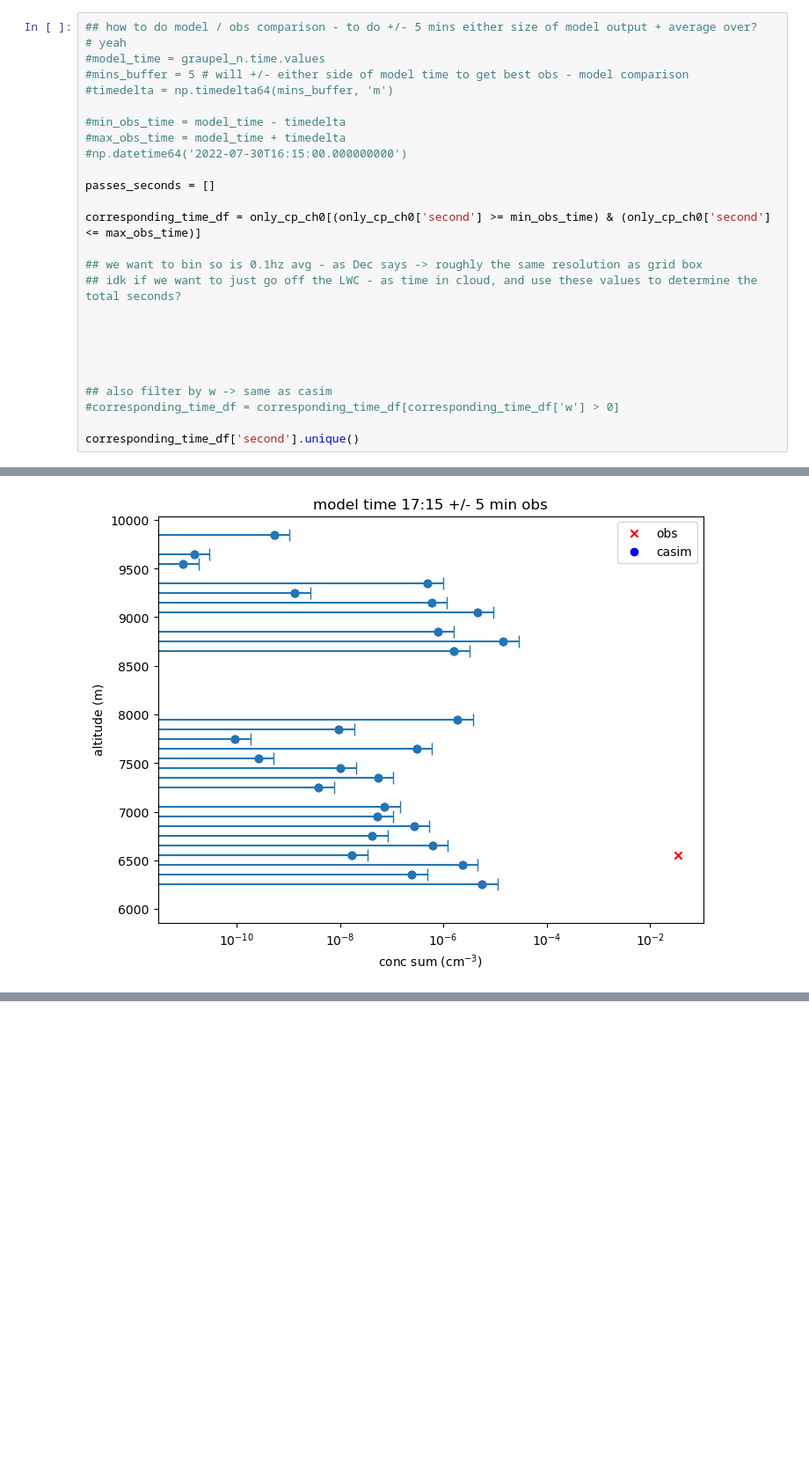
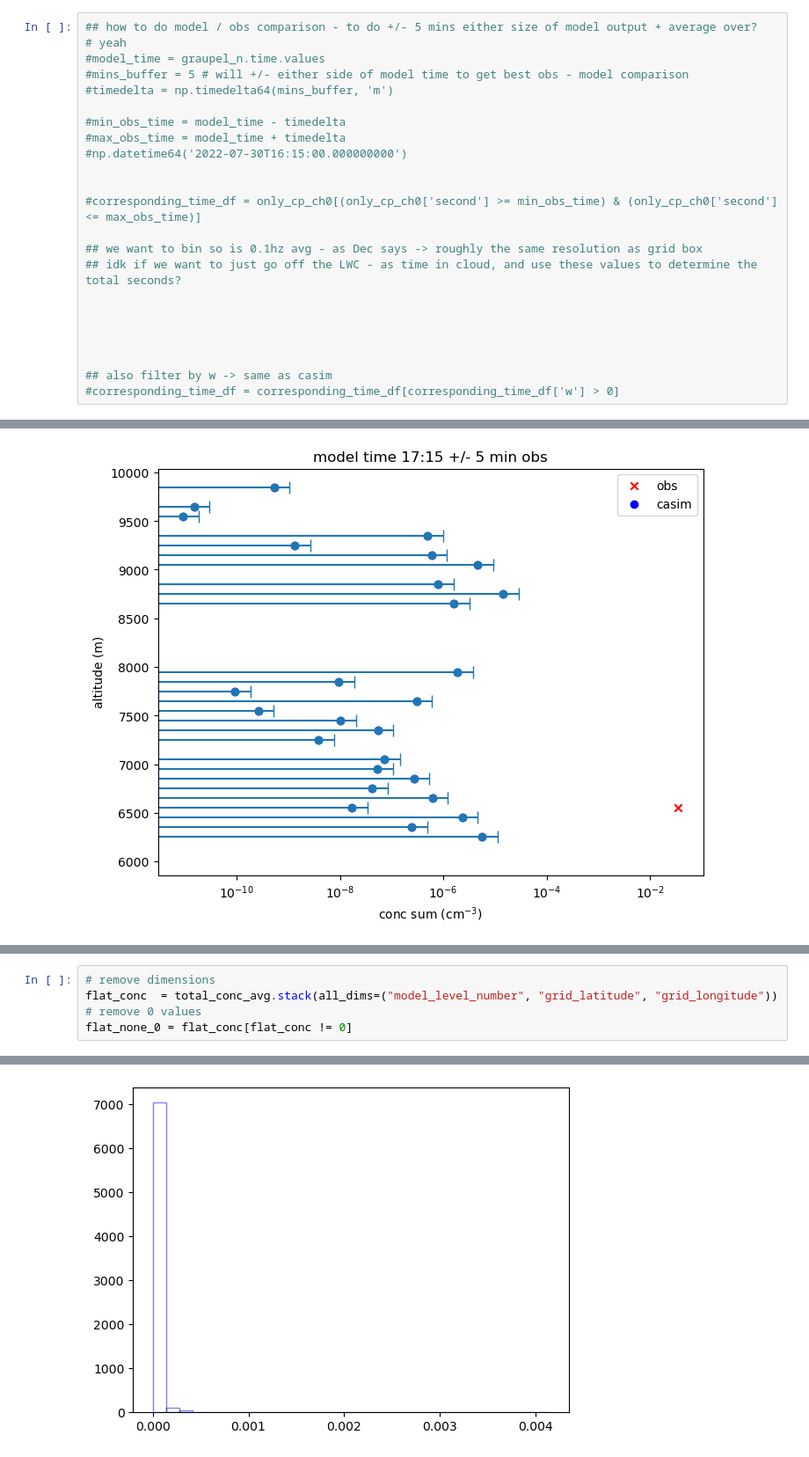
Before and after one commit to ezriri/shes_a_model, a Jupyter notebook: messy_unrisk_workshop.ipynb, the cells around one changed output, grey strips where cells are left out. Shown at 88% size. Cells and saved outputs as stored; diff of their text form; blank space fills up the shorter version.

```diff
--- a/messy_unrisk_workshop.ipynb
+++ b/messy_unrisk_workshop.ipynb
@@ -768,9 +695,8 @@ only_cp_ch0
 #max_obs_time = model_time + timedelta
 #np.datetime64('2022-07-30T16:15:00.000000000')
 
-passes_seconds = []
 
-corresponding_time_df = only_cp_ch0[(only_cp_ch0['second'] >= min_obs_time) & (only_cp_ch0['second'] <= max_obs_time)]
+#corresponding_time_df = only_cp_ch0[(only_cp_ch0['second'] >= min_obs_time) & (only_cp_ch0['second'] <= max_obs_time)]
 
 ## we want to bin so is 0.1hz avg - as Dec says -> roughly the same resolution as grid box
 ## idk if we want to just go off the LWC - as time in cloud, and use these values to determine the total seconds?
@@ -781,5 +707,3 @@ corresponding_time_df = only_cp_ch0[(only_cp_ch0['second'] >= min_obs_time) & (o
 
 ## also filter by w -> same as casim
 #corresponding_time_df = corresponding_time_df[corresponding_time_df['w'] > 0]
-
-corresponding_time_df['second'].unique()
@@ -908,0 +853,6 @@ with open("environment.yml", "w") as f:
+# %%
+# remove dimensions
+flat_conc  = total_conc_avg.stack(all_dims=("model_level_number", "grid_latitude", "grid_longitude"))
+# remove 0 values
+flat_none_0 = flat_conc[flat_conc != 0]
+# %% [output]
@@ -908,0 +876 @@ with open("environment.yml", "w") as f:
+[figure, added]
```
Also changed, not shown: parts of 23 cells of this notebook, 3 other files.
